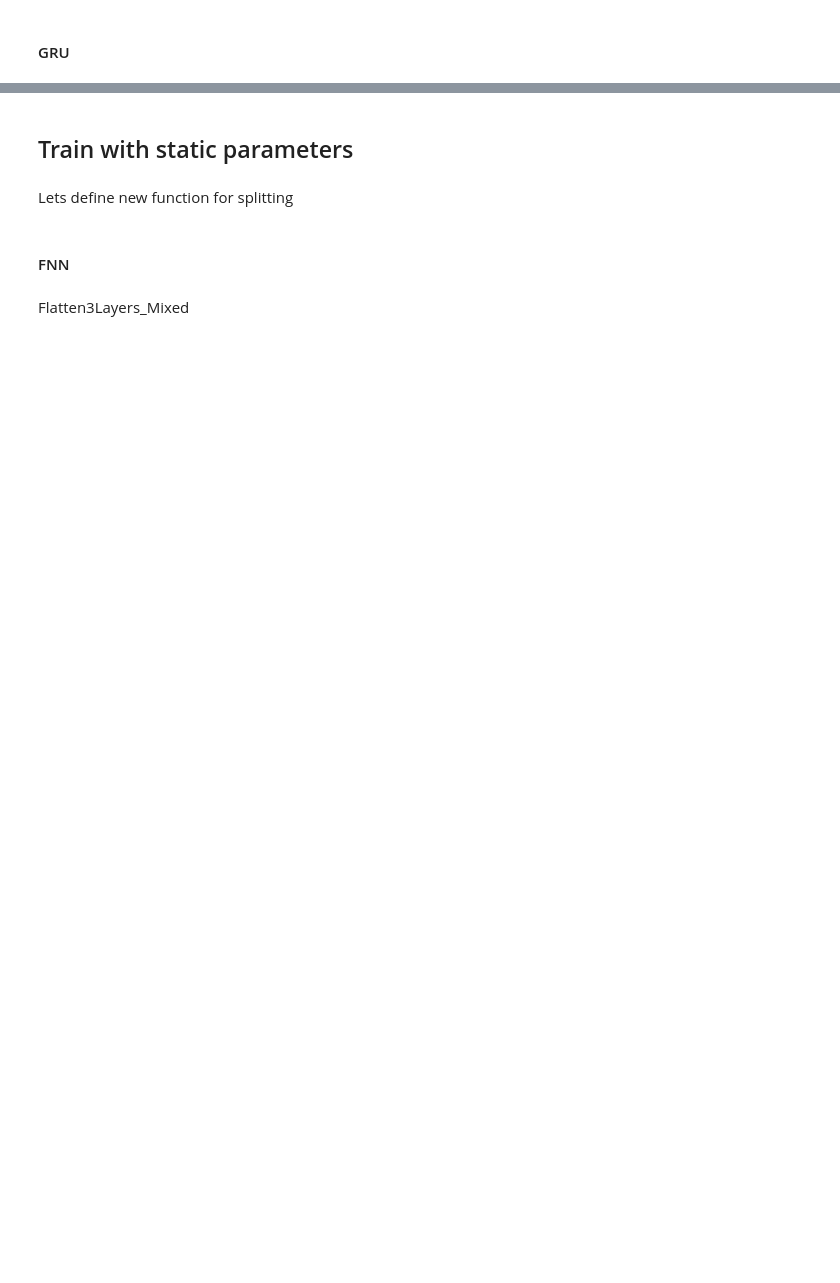
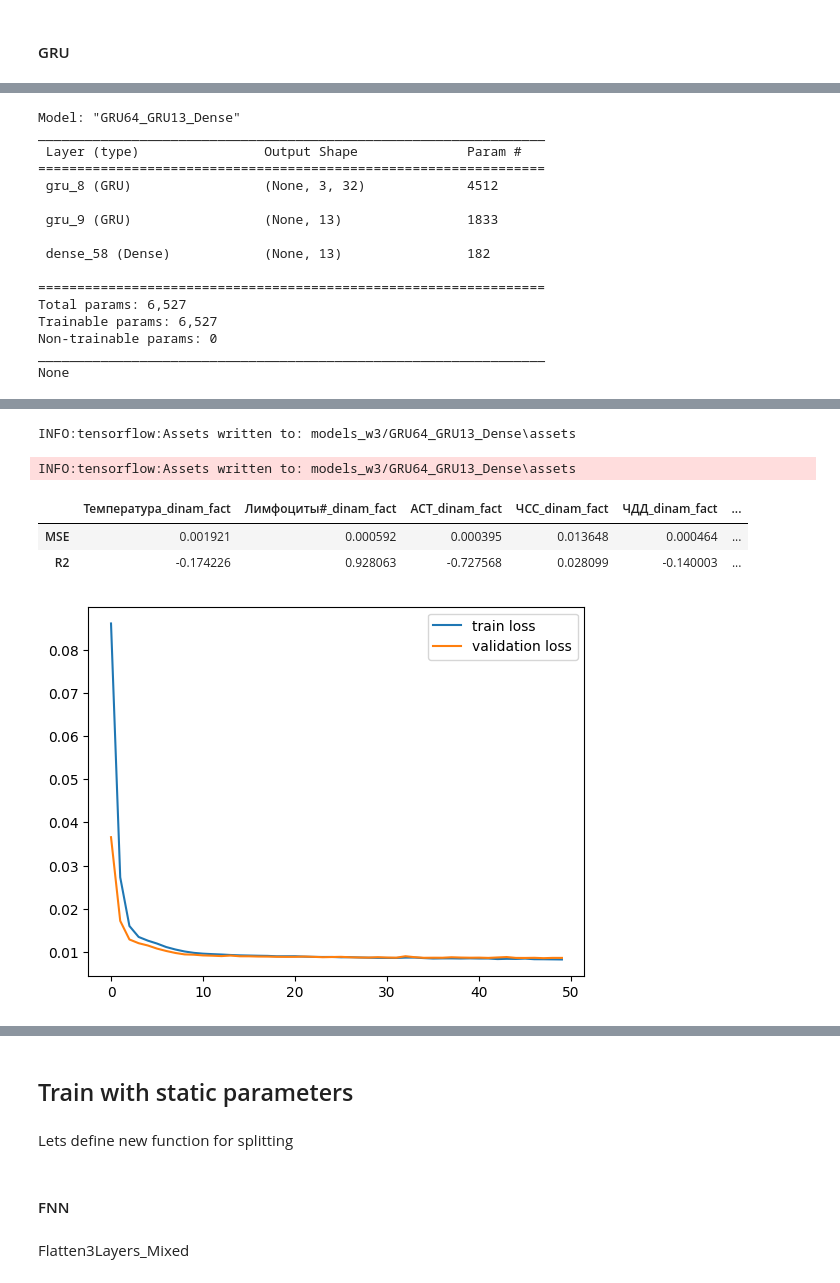
Before and after one commit to geniusserg/CovidPredict, a Jupyter notebook: ml_improved_window3.ipynb, the cells around one changed output, grey strips where cells are left out. Saved outputs shown, nothing was run; the diff lists cells and outputs as text; code cells hidden in the pictures; blank space fills up the shorter version.

```diff
--- a/ml_improved_window3.ipynb
+++ b/ml_improved_window3.ipynb
@@ -1097,5 +1331,5 @@ show_results(X_test, y_test, model, history , batch_size=BATCH_SIZE)
 # %%
-model = Sequential(name="LSTM64_LSTM32_Dense")
+model = Sequential(name="GRU64_GRU13_Dense")
 model.add(Input((WINDOW, PARAMS_LENGTH)))
 model.add(GRU(32, return_sequences=True))
 model.add(GRU(PARAMS_LENGTH, return_sequences=False))
@@ -1104,3 +1338,20 @@ model.compile(optimizer="adam", loss="mse")
 print(model.summary())
 history = model.fit(X_train, y_train, epochs=50, validation_data=(X_val, y_val), verbose=0)
 show_results(X_test, y_test, model, history)
+# %% [output]
+Model: "GRU64_GRU13_Dense"
+_________________________________________________________________
+ Layer (type)                Output Shape              Param #
+=================================================================
+ gru_8 (GRU)                 (None, 3, 32)             4512
+
+ gru_9 (GRU)                 (None, 13)                1833
+
+ dense_58 (Dense)            (None, 13)                182
+
+=================================================================
+Total params: 6,527
+Trainable params: 6,527
+Non-trainable params: 0
+_________________________________________________________________
+None
@@ -1107 +1359,7 @@ show_results(X_test, y_test, model, history)
+INFO:tensorflow:Assets written to: models_w3/GRU64_GRU13_Dense\assets
+INFO:tensorflow:Assets written to: models_w3/GRU64_GRU13_Dense\assets
+|  | Температура_dinam_fact | Лимфоциты#_dinam_fact | АСТ_dinam_fact | ЧСС_dinam_fact | ЧДД_dinam_fact | ... |
+| MSE | 0.001921 | 0.000592 | 0.000395 | 0.013648 | 0.000464 | ... |
+| R2 | -0.174226 | 0.928063 | -0.727568 | 0.028099 | -0.140003 | ... |
+[figure, added]
 # %%
```
Also changed, not shown: parts of 73 cells of this notebook.
